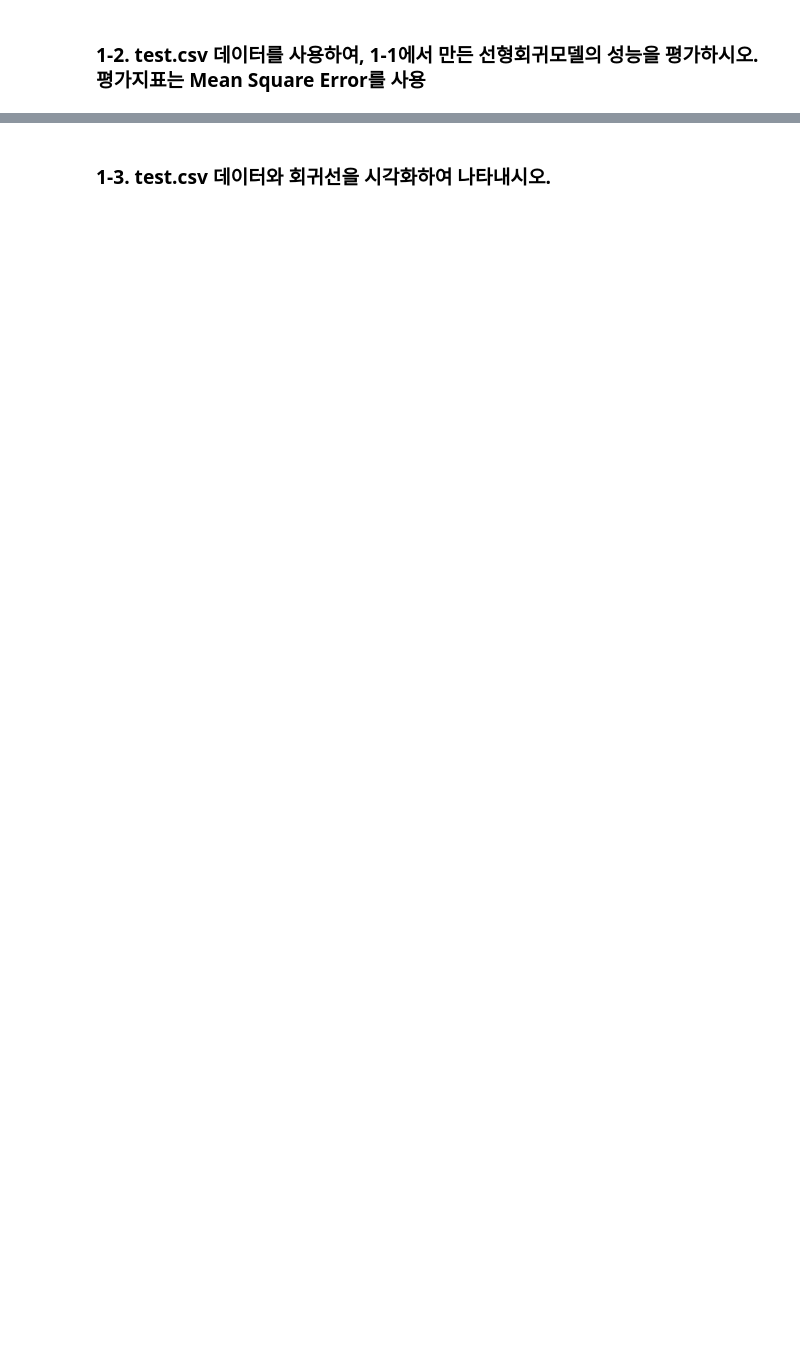
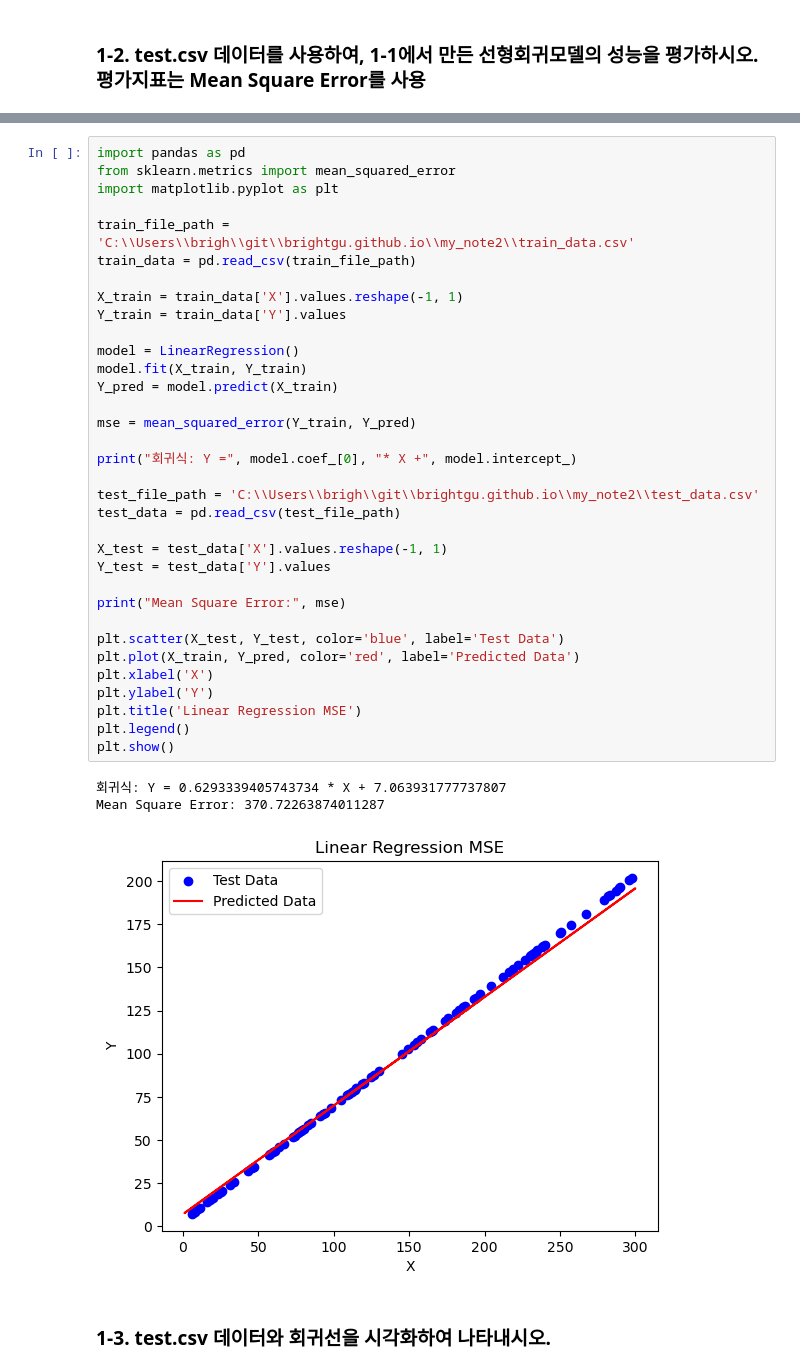
Before and after one commit to brightgu9/brightgu.github.io, a Jupyter notebook: my_note2/수학심화기말고사_202192022_여명구.ipynb, the cells around one changed output, grey strips where cells are left out. Drawn from its saved outputs; the diff is of its cells as text; blank space fills up the shorter version.

```diff
--- a/my_note2/수학심화기말고사_202192022_여명구.ipynb
+++ b/my_note2/수학심화기말고사_202192022_여명구.ipynb
@@ -13,2 +37,40 @@ from sklearn.metrics import mean_squared_error
+# %%
+import pandas as pd
+from sklearn.metrics import mean_squared_error
+import matplotlib.pyplot as plt
+
+train_file_path = 'C:\\Users\\brigh\\git\\brightgu.github.io\\my_note2\\train_data.csv'
+train_data = pd.read_csv(train_file_path)
+
+X_train = train_data['X'].values.reshape(-1, 1)
+Y_train = train_data['Y'].values
+
+model = LinearRegression()
+model.fit(X_train, Y_train)
+Y_pred = model.predict(X_train)
+
+mse = mean_squared_error(Y_train, Y_pred)
+
+print("회귀식: Y =", model.coef_[0], "* X +", model.intercept_)
+
+test_file_path = 'C:\\Users\\brigh\\git\\brightgu.github.io\\my_note2\\test_data.csv'
+test_data = pd.read_csv(test_file_path)
+
+X_test = test_data['X'].values.reshape(-1, 1)
+Y_test = test_data['Y'].values
+
+print("Mean Square Error:", mse)
+
+plt.scatter(X_test, Y_test, color='blue', label='Test Data')
+plt.plot(X_train, Y_pred, color='red', label='Predicted Data')
+plt.xlabel('X')
+plt.ylabel('Y')
+plt.title('Linear Regression MSE')
+plt.legend()
+plt.show()
+# %% [output]
+회귀식: Y = 0.6293339405743734 * X + 7.063931777737807
+Mean Square Error: 370.72263874011287
+[figure, added]
 # %% [markdown]
 ### 1-3. test.csv 데이터와 회귀선을 시각화하여 나타내시오. </b>
```
Also changed, not shown: parts of 19 cells of this notebook.
